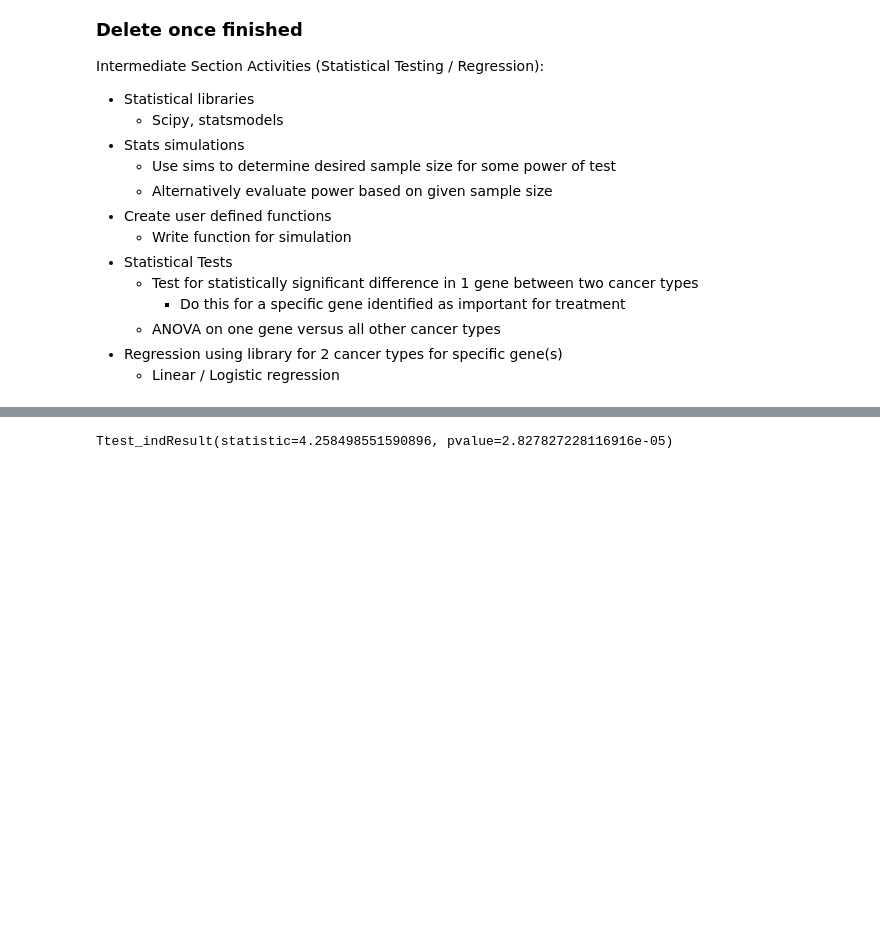
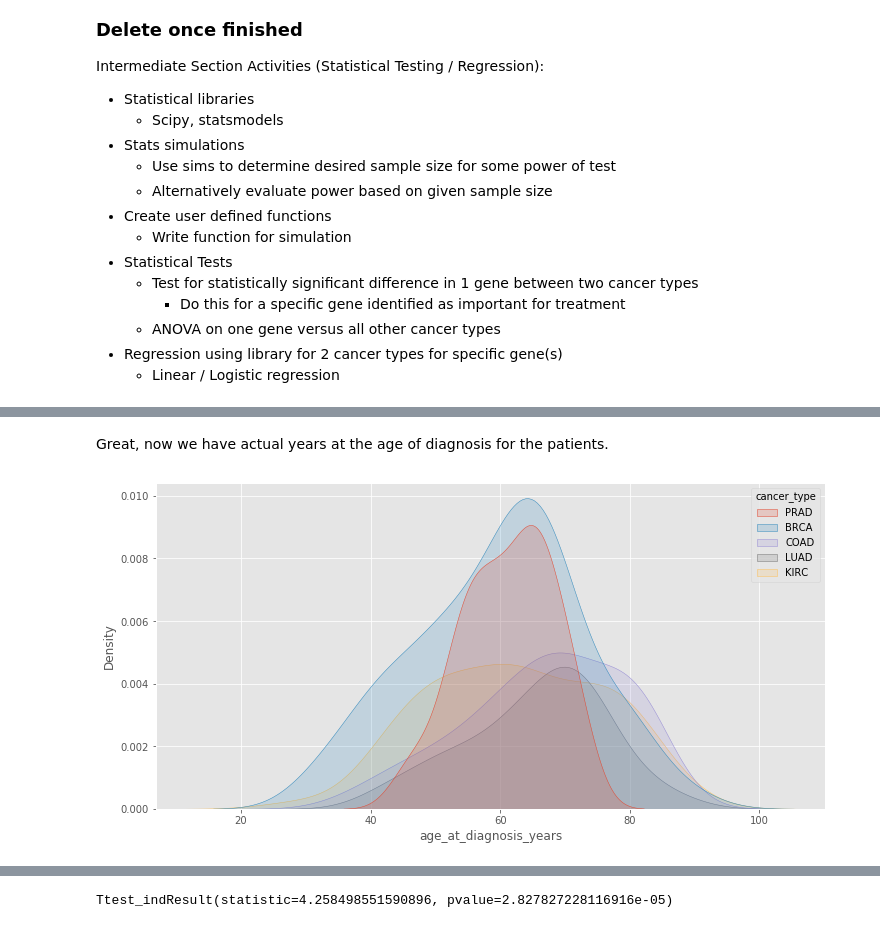
Before and after one commit to fredhutchio/ml-pancancer-example, a Jupyter notebook: Notebook 2 - Intermediate.ipynb, the cells around one changed output, grey strips where cells are left out. Cells and saved outputs as stored; diff of their text form; code cells hidden in the pictures; blank space fills up the shorter version.

```diff
--- a/Notebook 2 - Intermediate.ipynb
+++ b/Notebook 2 - Intermediate.ipynb
@@ -432,0 +354,10 @@ Let's use the scipy function for two independent sample t test, it takes both sa
+# %%
+# making a copy of the dataframe in case something goes wrong
+data = genes_small_log2.copy()
+
+# Make a age_at_diagnosis_years column by dividing by 365 and rounding with np.rint()
+# there are about 365.25 days in an Earth year according to NASA
+data['age_at_diagnosis_years'] = np.rint(data['age_at_diagnosis'] / 365.25)
+
+# check output
+data.head(3)
@@ -432,0 +370,11 @@ Let's use the scipy function for two independent sample t test, it takes both sa
+# %% [markdown]
+Great, now we have actual years at the age of diagnosis for the patients.
+# %%
+fig_dims = (12, 6)
+fig, ax = plt.subplots(figsize=fig_dims)
+
+sns.kdeplot(data=data, x='age_at_diagnosis_years', hue='cancer_type',
+           fill=True, alpha=.2, ax=ax)
+plt.show()
+# %% [output]
+[figure, added]
```
Also changed, not shown: parts of 51 cells of this notebook.
